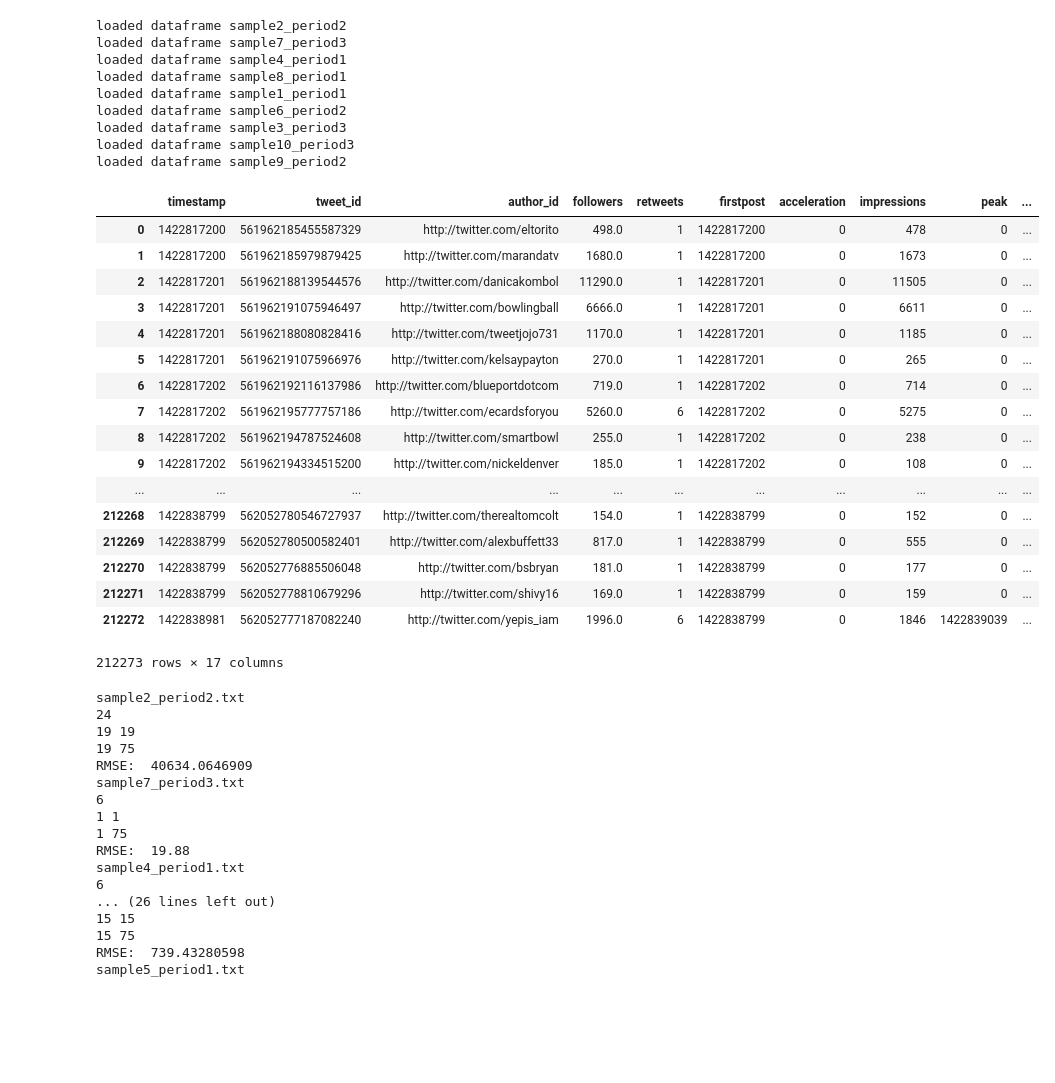
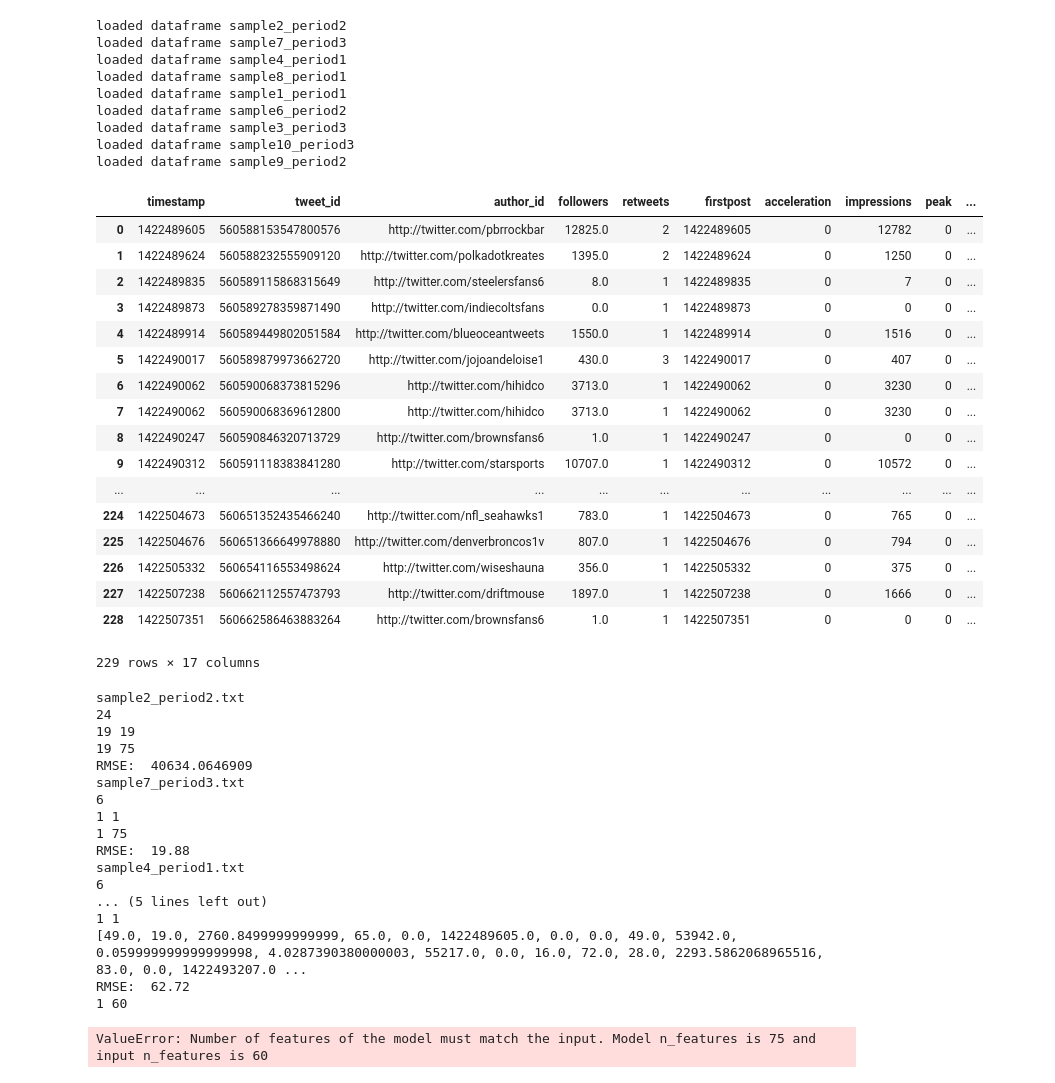
Before and after one commit to TSatyaVasanthReddy/TwitterPopularityPrediction, a Jupyter notebook: Project5_MB.ipynb, the cells around one changed output. Drawn from its saved outputs; the diff is of its cells as text; code cells hidden in the pictures; blank space fills up the shorter version.

```diff
--- a/Project5_MB.ipynb
+++ b/Project5_MB.ipynb
@@ -882,31 +882,31 @@ loaded dataframe sample3_period3
 loaded dataframe sample10_period3
 loaded dataframe sample9_period2
 # %%
-df_test['sample2_period2']
+df_test['sample8_period1']
 # %% [output]
 |  | timestamp | tweet_id | author_id | followers | retweets | firstpost | acceleration | impressions | peak | ... |
-| 0 | 1422817200 | 561962185455587329 | http://twitter.com/eltorito | 498.0 | 1 | 1422817200 | 0 | 478 | 0 | ... |
-| 1 | 1422817200 | 561962185979879425 | http://twitter.com/marandatv | 1680.0 | 1 | 1422817200 | 0 | 1673 | 0 | ... |
-| 2 | 1422817201 | 561962188139544576 | http://twitter.com/danicakombol | 11290.0 | 1 | 1422817201 | 0 | 11505 | 0 | ... |
-| 3 | 1422817201 | 561962191075946497 | http://twitter.com/bowlingball | 6666.0 | 1 | 1422817201 | 0 | 6611 | 0 | ... |
-| 4 | 1422817201 | 561962188080828416 | http://twitter.com/tweetjojo731 | 1170.0 | 1 | 1422817201 | 0 | 1185 | 0 | ... |
-| 5 | 1422817201 | 561962191075966976 | http://twitter.com/kelsaypayton | 270.0 | 1 | 1422817201 | 0 | 265 | 0 | ... |
-| 6 | 1422817202 | 561962192116137986 | http://twitter.com/blueportdotcom | 719.0 | 1 | 1422817202 | 0 | 714 | 0 | ... |
-| 7 | 1422817202 | 561962195777757186 | http://twitter.com/ecardsforyou | 5260.0 | 6 | 1422817202 | 0 | 5275 | 0 | ... |
-| 8 | 1422817202 | 561962194787524608 | http://twitter.com/smartbowl | 255.0 | 1 | 1422817202 | 0 | 238 | 0 | ... |
-| 9 | 1422817202 | 561962194334515200 | http://twitter.com/nickeldenver | 185.0 | 1 | 1422817202 | 0 | 108 | 0 | ... |
+| 0 | 1422489605 | 560588153547800576 | http://twitter.com/pbrrockbar | 12825.0 | 2 | 1422489605 | 0 | 12782 | 0 | ... |
+| 1 | 1422489624 | 560588232555909120 | http://twitter.com/polkadotkreates | 1395.0 | 2 | 1422489624 | 0 | 1250 | 0 | ... |
+| 2 | 1422489835 | 560589115868315649 | http://twitter.com/steelersfans6 | 8.0 | 1 | 1422489835 | 0 | 7 | 0 | ... |
+| 3 | 1422489873 | 560589278359871490 | http://twitter.com/indiecoltsfans | 0.0 | 1 | 1422489873 | 0 | 0 | 0 | ... |
+| 4 | 1422489914 | 560589449802051584 | http://twitter.com/blueoceantweets | 1550.0 | 1 | 1422489914 | 0 | 1516 | 0 | ... |
+| 5 | 1422490017 | 560589879973662720 | http://twitter.com/jojoandeloise1 | 430.0 | 3 | 1422490017 | 0 | 407 | 0 | ... |
+| 6 | 1422490062 | 560590068373815296 | http://twitter.com/hihidco | 3713.0 | 1 | 1422490062 | 0 | 3230 | 0 | ... |
+| 7 | 1422490062 | 560590068369612800 | http://twitter.com/hihidco | 3713.0 | 1 | 1422490062 | 0 | 3230 | 0 | ... |
+| 8 | 1422490247 | 560590846320713729 | http://twitter.com/brownsfans6 | 1.0 | 1 | 1422490247 | 0 | 0 | 0 | ... |
+| 9 | 1422490312 | 560591118383841280 | http://twitter.com/starsports | 10707.0 | 1 | 1422490312 | 0 | 10572 | 0 | ... |
 | ... | ... | ... | ... | ... | ... | ... | ... | ... | ... | ... |
-| 212268 | 1422838799 | 562052780546727937 | http://twitter.com/therealtomcolt | 154.0 | 1 | 1422838799 | 0 | 152 | 0 | ... |
-| 212269 | 1422838799 | 562052780500582401 | http://twitter.com/alexbuffett33 | 817.0 | 1 | 1422838799 | 0 | 555 | 0 | ... |
-| 212270 | 1422838799 | 562052776885506048 | http://twitter.com/bsbryan | 181.0 | 1 | 1422838799 | 0 | 177 | 0 | ... |
-| 212271 | 1422838799 | 562052778810679296 | http://twitter.com/shivy16 | 169.0 | 1 | 1422838799 | 0 | 159 | 0 | ... |
-| 212272 | 1422838981 | 562052777187082240 | http://twitter.com/yepis_iam | 1996.0 | 6 | 1422838799 | 0 | 1846 | 1422839039 | ... |
+| 224 | 1422504673 | 560651352435466240 | http://twitter.com/nfl_seahawks1 | 783.0 | 1 | 1422504673 | 0 | 765 | 0 | ... |
+| 225 | 1422504676 | 560651366649978880 | http://twitter.com/denverbroncos1v | 807.0 | 1 | 1422504676 | 0 | 794 | 0 | ... |
+| 226 | 1422505332 | 560654116553498624 | http://twitter.com/wiseshauna | 356.0 | 1 | 1422505332 | 0 | 375 | 0 | ... |
+| 227 | 1422507238 | 560662112557473793 | http://twitter.com/driftmouse | 1897.0 | 1 | 1422507238 | 0 | 1666 | 0 | ... |
+| 228 | 1422507351 | 560662586463883264 | http://twitter.com/brownsfans6 | 1.0 | 1 | 1422507351 | 0 | 0 | 0 | ... |
-212273 rows × 17 columns
+229 rows × 17 columns
 # %%
 for filename in os.listdir(directory):
     print(filename)
     filename = filename.strip(".txt")
-    if filename=='sample5_period1' or filename=='sample8_period1':
+    if filename=='sample5_period1' :
         continue
     df = df_test[filename].copy()
     #print(df.head())
@@ -914,7 +914,16 @@ for filename in os.listdir(directory):
     X_test, Y_test = getXY(df, True)
     X_test = np.nan_to_num(X_test)
     print(len(X_test))
-    X_5_test, Y_5_test = getprev_n_merged(5, 15, X_test, Y_test)
+    if filename=='sample8_period1':
+        X_5_test, Y_5_test = getprev_n_merged(4, 15, X_test, Y_test)
+        X_5_new = X_5_test[0]+X_5_test[0][-15:]
+        print(X_5_new)
+        #print(len(X_5_new), len(X_5_new[0]))
+        preds = model.predict([X_5_new])
+        print("RMSE: ", np.sqrt(mean_squared_error(Y_5_test, preds)))
+            #X_5_test = X_5_new
+    else:
+        X_5_test, Y_5_test = getprev_n_merged(5, 15, X_test, Y_test)
     print(len(X_5_test), len(X_5_test[0]))
     preds = model.predict(X_5_test)
     print("RMSE: ", np.sqrt(mean_squared_error(Y_5_test, preds)))
@@ -931,8 +940,9 @@ sample7_period3.txt
 RMSE:  19.88
 sample4_period1.txt
 6
-... (26 lines left out)
-15 15
-15 75
-RMSE:  739.43280598
-sample5_period1.txt
+... (5 lines left out)
+1 1
+[49.0, 19.0, 2760.8499999999999, 65.0, 0.0, 1422489605.0, 0.0, 0.0, 49.0, 53942.0, 0.059999999999999998, 4.0287390380000003, 55217.0, 0.0, 16.0, 72.0, 28.0, 2293.5862068965516, 83.0, 0.0, 1422493207.0 ...
+RMSE:  62.72
+1 60
+ValueError: Number of features of the model must match the input. Model n_features is 75 and input n_features is 60
```
Also changed, not shown: parts of 1 cell of this notebook.
